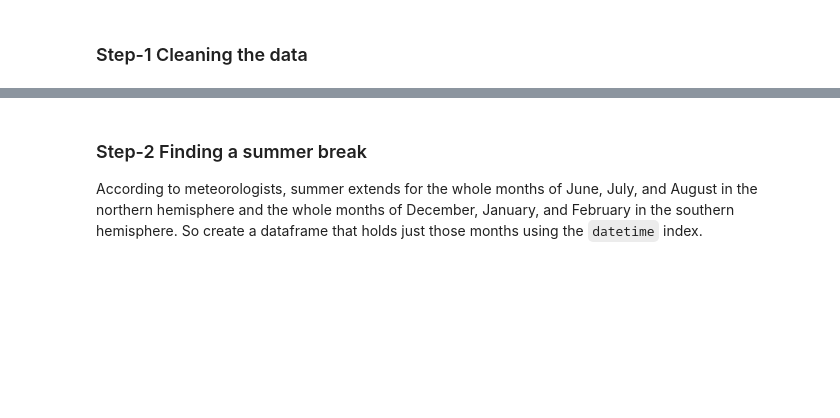
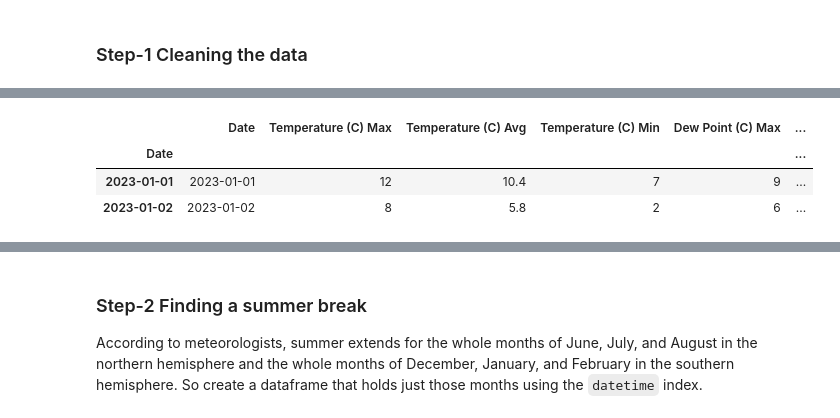
Before and after one commit to Dev-Divine-Peace/DataraFlow, a Jupyter notebook: Week 6/db/Week-7 Take Home.ipynb, the cells around one changed output, grey strips where cells are left out. Saved outputs shown, nothing was run; the diff lists cells and outputs as text; code cells hidden in the pictures; blank space fills up the shorter version.

```diff
--- a/Week 6/db/Week-7 Take Home.ipynb
+++ b/Week 6/db/Week-7 Take Home.ipynb
@@ -167,0 +210,7 @@ heathrowdata =
+# %%
+#coverting date str to a datetime
+
+heathrowdata['Date'] = pd.to_datetime(heathrowdata['Date'])
+
+#confirming the conversion
+heathrowdata.dtypes
@@ -167,0 +236,10 @@ heathrowdata =
+# %%
+#Changing the index
+
+heathrowdata.index = heathrowdata['Date']
+heathrowdata.head(2)
+# %% [output]
+|  | Date | Temperature (C) Max | Temperature (C) Avg | Temperature (C) Min | Dew Point (C) Max | ... |
+| Date |  |  |  |  |  | ... |
+| 2023-01-01 | 2023-01-01 | 12 | 10.4 | 7 | 9 | ... |
+| 2023-01-02 | 2023-01-02 | 8 | 5.8 | 2 | 6 | ... |
```
Also changed, not shown: parts of 16 cells of this notebook.
